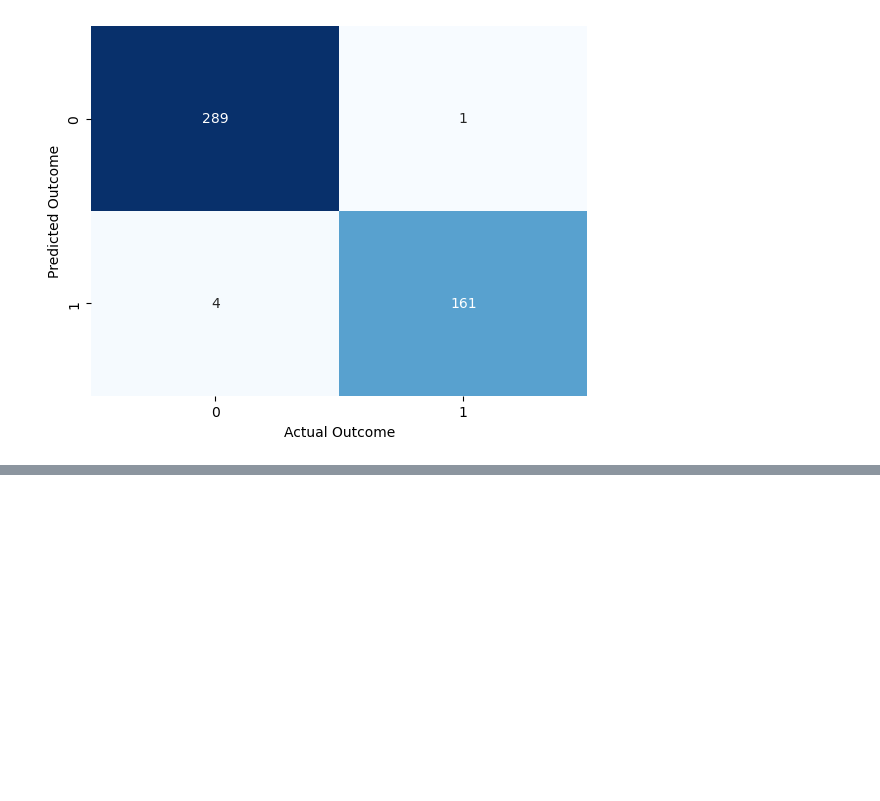
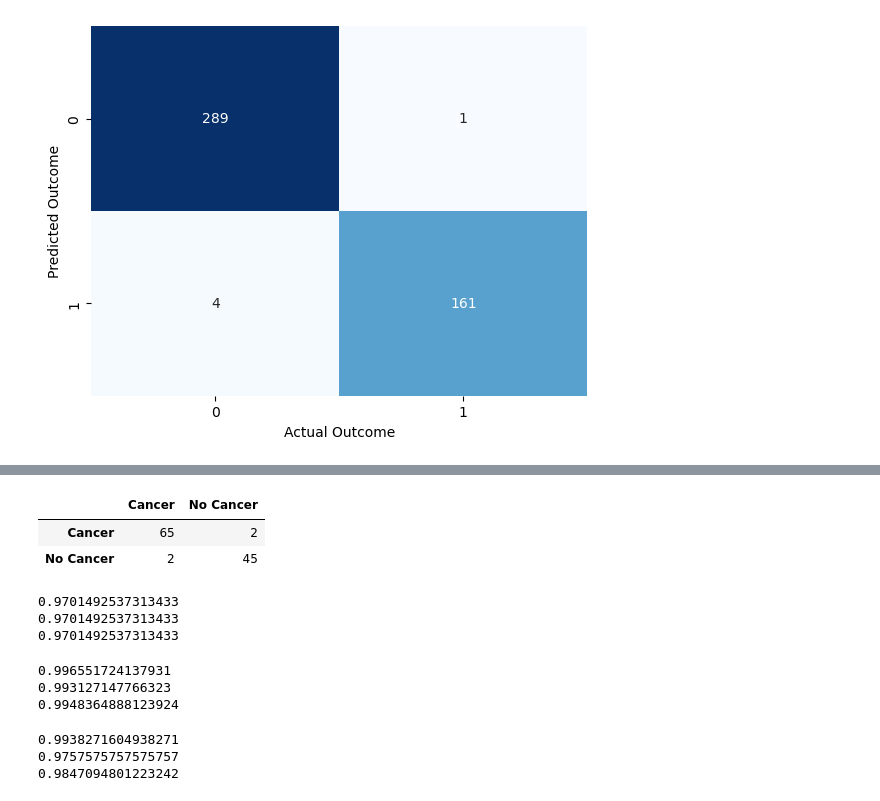
Before and after one commit to Muyiiwaa/ml-made-easy, a Jupyter notebook: classification.ipynb, the cells around one changed output, grey strips where cells are left out. Drawn from its saved outputs; the diff is of its cells as text; code cells hidden in the pictures; blank space fills up the shorter version.

```diff
--- a/classification.ipynb
+++ b/classification.ipynb
@@ -171,0 +180,6 @@ y_train.shape
+# %%
+confusion_df
+# %% [output]
+|  | Cancer | No Cancer |
+| Cancer | 65 | 2 |
+| No Cancer | 2 | 45 |
@@ -171,0 +195,33 @@ y_train.shape
+# %%
+precision, recall, f1_score = precision_recall(confusion = confusion_2)
+
+print(precision)
+print(recall)
+print(f1_score)
+# %% [output]
+0.9701492537313433
+0.9701492537313433
+0.9701492537313433
+# %%
+precision_train, recall_train, f1_score_train = precision_recall(confusion=confusion)
+
+print(precision_train)
+print(recall_train)
+print(f1_score_train)
+# %% [output]
+0.996551724137931
+0.993127147766323
+0.9948364888123924
+# %%
+from sklearn.metrics import precision_score
+from sklearn.metrics import recall_score
+from sklearn.metrics import f1_score
+
+
+print(precision_score(y_train, train_pred))
+print(recall_score(y_train, train_pred))
+print(f1_score(y_train, train_pred))
+# %% [output]
+0.9938271604938271
+0.9757575757575757
+0.9847094801223242
```
Also changed, not shown: parts of 9 cells of this notebook.
